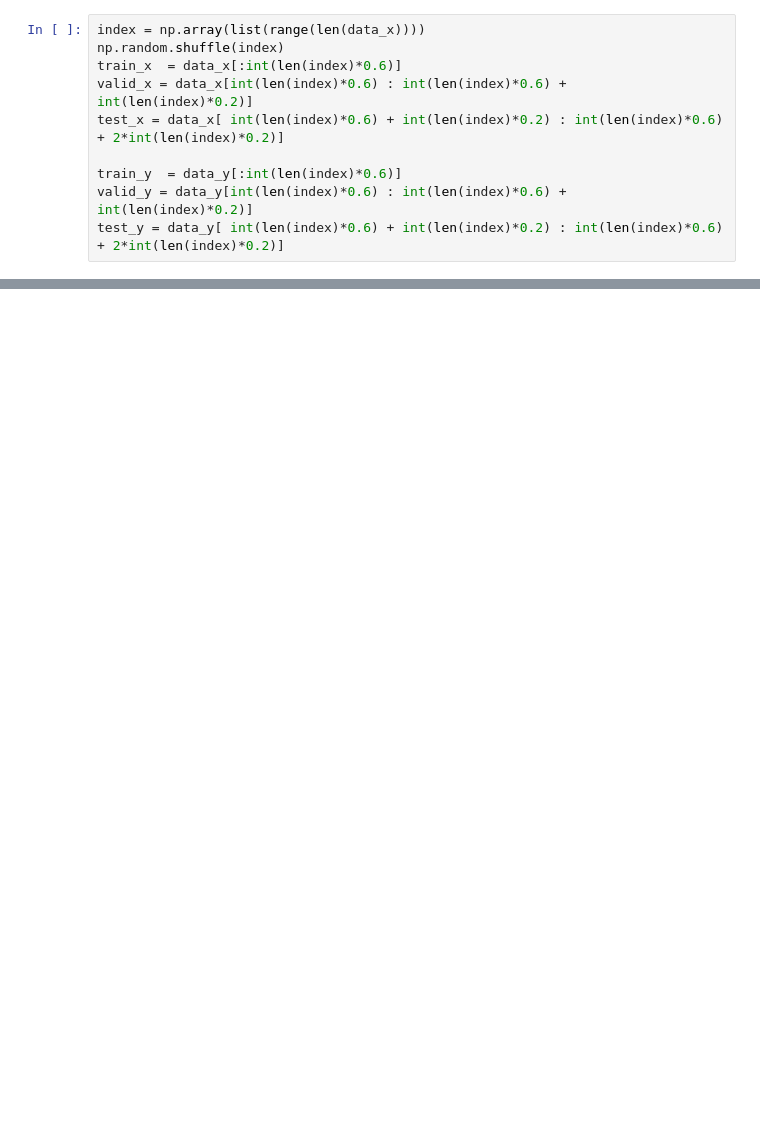
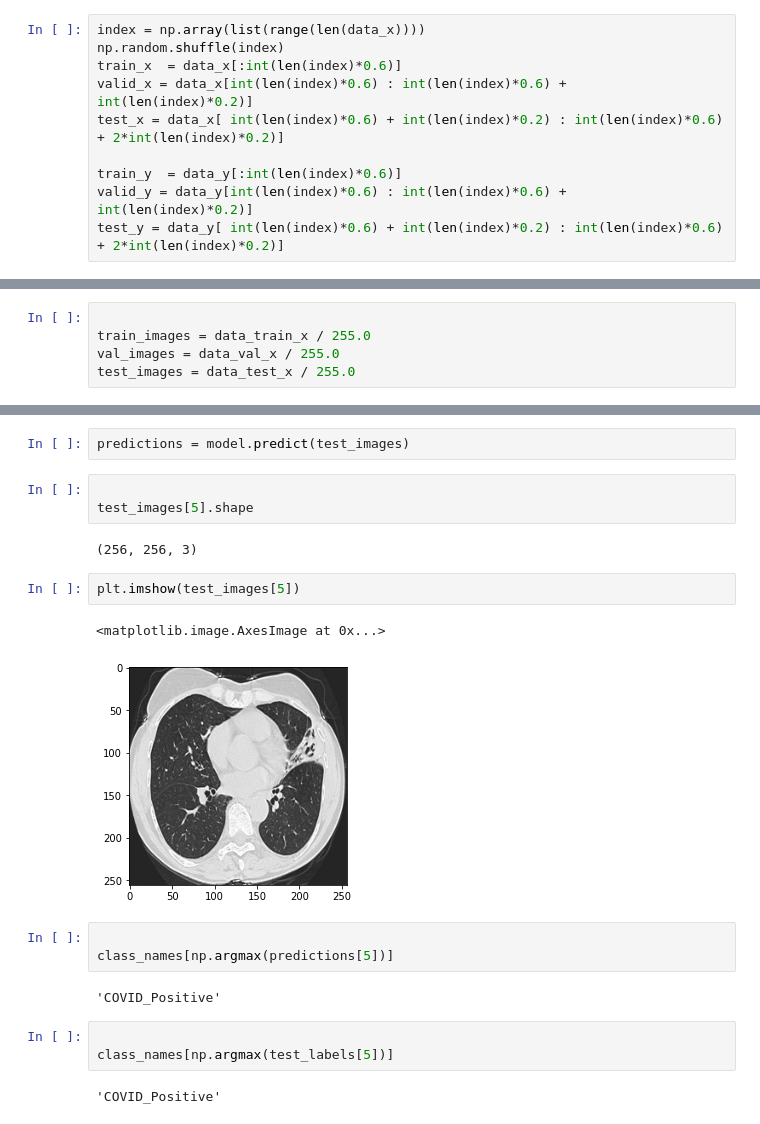
Before and after one commit to abhiyantaabhishek/COVID_19_Detection, a Jupyter notebook: COVID_19_Detection.ipynb, the cells around one changed output, grey strips where cells are left out. Cells and saved outputs as stored; diff of their text form; blank space fills up the shorter version.

```diff
--- a/COVID_19_Detection.ipynb
+++ b/COVID_19_Detection.ipynb
@@ -93,0 +76,5 @@ True
+# %%
+
+train_images = data_train_x / 255.0
+val_images = data_val_x / 255.0
+test_images = data_test_x / 255.0
@@ -93,0 +178,22 @@ True
+# %%
+predictions = model.predict(test_images)
+# %%
+
+test_images[5].shape
+# %% [output]
+(256, 256, 3)
+# %%
+plt.imshow(test_images[5])
+# %% [output]
+<matplotlib.image.AxesImage at 0x...>
+[figure, added]
+# %%
+
+class_names[np.argmax(predictions[5])]
+# %% [output]
+'COVID_Positive'
+# %%
+
+class_names[np.argmax(test_labels[5])]
+# %% [output]
+'COVID_Positive'
```
Also changed, not shown: parts of 25 cells of this notebook.
